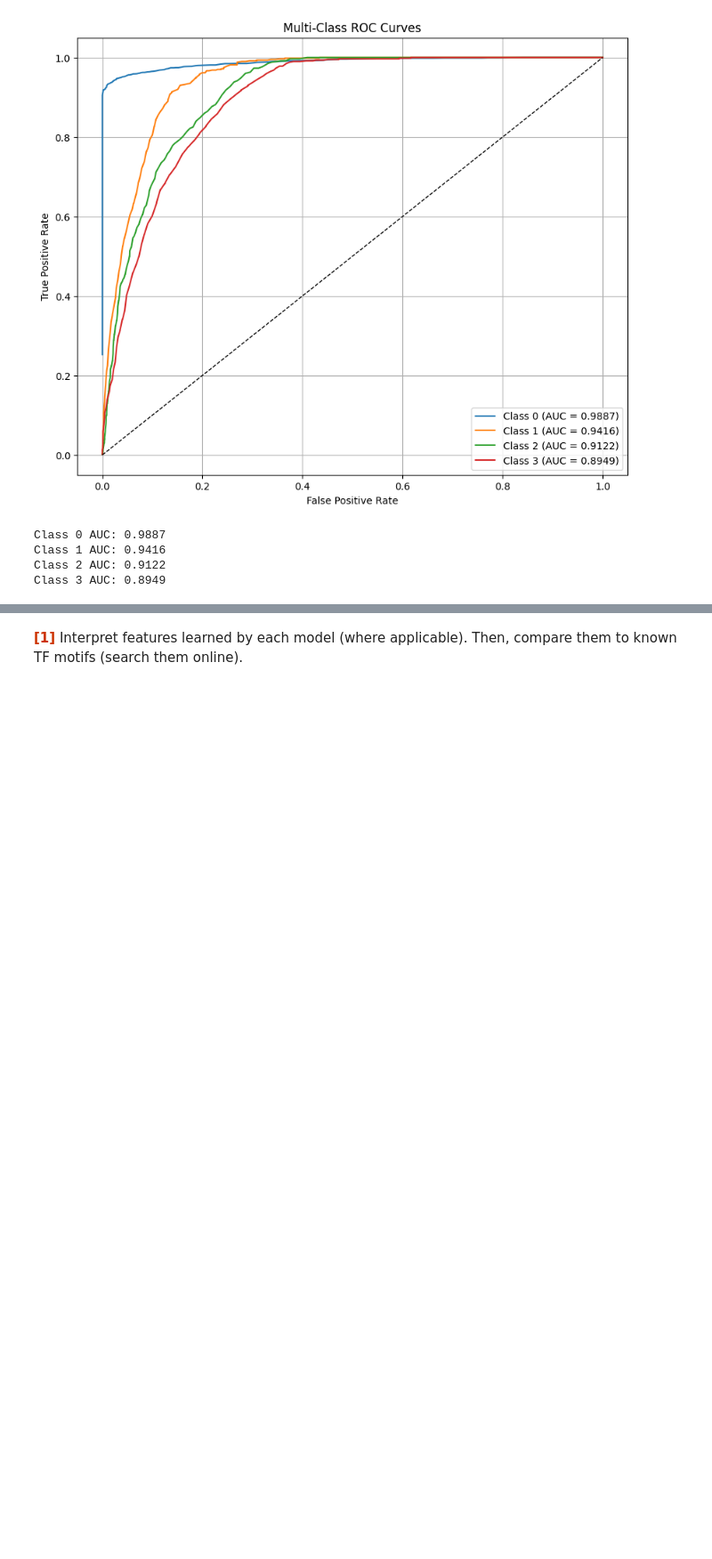
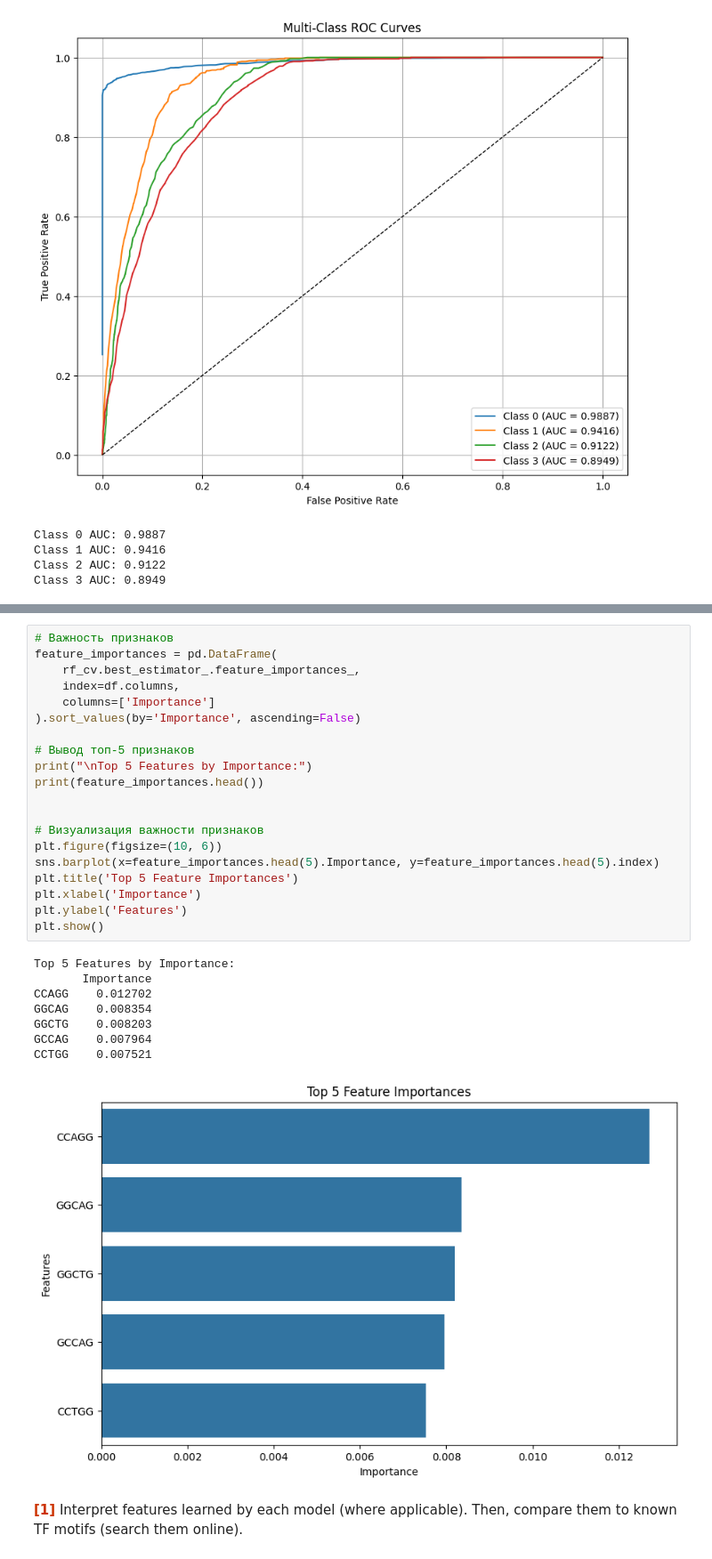
Before and after one commit to bulatych/ML_HSE, a Jupyter notebook: homeworks/HW_5_(Classification).ipynb, the cells around one changed output, grey strips where cells are left out. Shown at 89% size. Saved outputs shown, nothing was run; the diff lists cells and outputs as text; blank space fills up the shorter version.

```diff
--- a/homeworks/HW_5_(Classification).ipynb
+++ b/homeworks/HW_5_(Classification).ipynb
@@ -833,3 +792,32 @@ plt.show()
+# %%
+# Важность признаков
+feature_importances = pd.DataFrame(
+    rf_cv.best_estimator_.feature_importances_,
+    index=df.columns,
+    columns=['Importance']
+).sort_values(by='Importance', ascending=False)
+
+# Вывод топ-5 признаков
+print("\nTop 5 Features by Importance:")
+print(feature_importances.head())
+
+
+# Визуализация важности признаков
+plt.figure(figsize=(10, 6))
+sns.barplot(x=feature_importances.head(5).Importance, y=feature_importances.head(5).index)
+plt.title('Top 5 Feature Importances')
+plt.xlabel('Importance')
+plt.ylabel('Features')
+plt.show()
+# %% [output]
+Top 5 Features by Importance:
+       Importance
+CCAGG    0.012702
+GGCAG    0.008354
+GGCTG    0.008203
+GCCAG    0.007964
+CCTGG    0.007521
+[figure, added]
 # %% [markdown]
 
 <font color=#c30>**[1]**</font> Interpret features learned by each model (where applicable). Then, compare them to known TF motifs (search them online).
```
Also changed, not shown: parts of 3 cells of this notebook.
